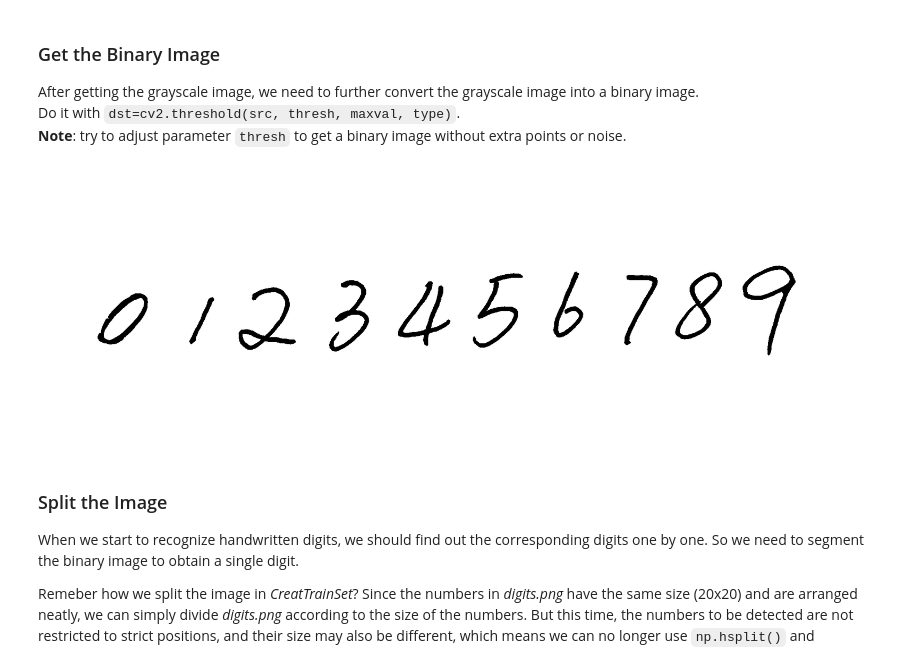
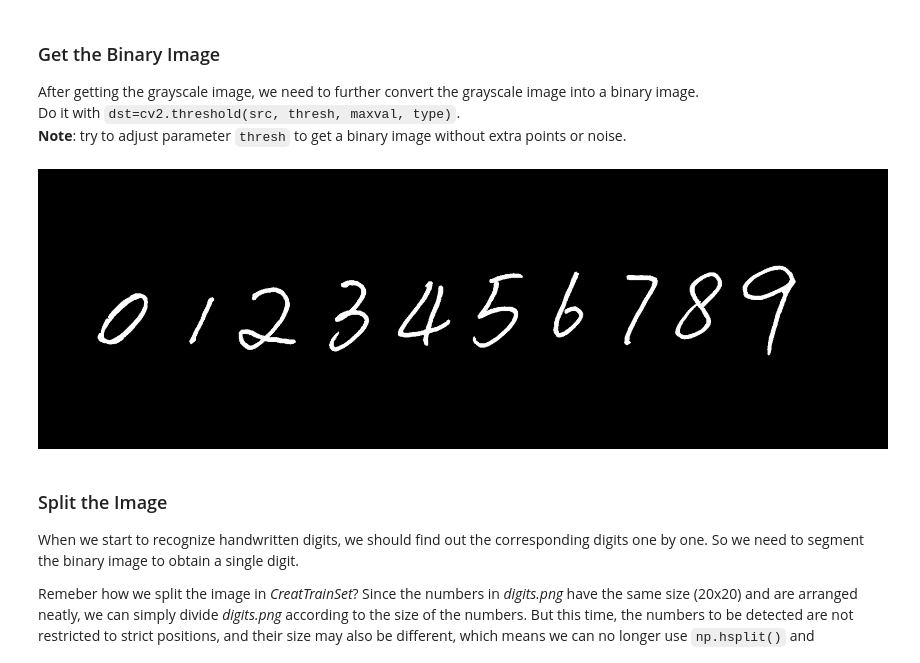
Before and after one commit to zivmax/SI_100B_Project, a Jupyter notebook: ProjectExercise/NumDect_ProcessRealImage.ipynb, the cells around one changed output. Drawn from its saved outputs; the diff is of its cells as text; code cells hidden in the pictures.

```diff
--- a/ProjectExercise/NumDect_ProcessRealImage.ipynb
+++ b/ProjectExercise/NumDect_ProcessRealImage.ipynb
@@ -89,78 +87,10 @@ Do it with `dst=cv2.threshold(src, thresh, maxval, type)`.
 <br>
 **Note**: try to adjust parameter `thresh` to get a binary image without extra points or noise.
 # %%
-_threshold, imgBin = cv2.threshold(imgGray,100,255,cv2.THRESH_BINARY)
+_threshold, imgBin = cv2.threshold(imgGray,100,255,cv2.THRESH_BINARY_INV)
 imshow(imgBin)
-def image_split_column(a)->list:
-    """
-    Function description: Split the image by column.
-    Tips:
-    1. Calculate the number of elements with a value of 255 in each column.
-    2. When the number of 255 changes from zero to non-zero, it indicates the beginning of the digits area. Use startList to record the starting column index.
-    3. When the number of 255 changes from non-zero to zero, it indicates the end of the digits area. Use endList to record the end column index.
-    4. Use flag to represent the current state, outside or inside the digits area.
-
-    :param img: input image to be splited by column.
-    :return: output image after splited by column. It is a list, but its elements are np.ndarray.
-    """
-
-    ### write your codes here ###
-    #############################
-    ret = []
-    startList = []
-    endList = []
-    height = a.shape[0]
-    width = a.shape[1]
-    white_max = 0
-    black_max = 0
-    # 计算每一列的黑白色像素总和
-    for i in range(width):
-        s = 0
-        t = 0
-        for j in range(height):
-            if a[j][i] == 255:
-                s += 1
-            if a[j][i] == 0:
-                t += 1
-        white_max = max(white_max, s)
-        black_max = max(black_max, t)
-        startList.append(s)
-        endList.append(t)
-    n = 1
-    while n < width - 2:
-        n += 1
-        if startList[n] > 0.01 * black_max:
-            start = n
-            for m in range(start + 1, width - 1):
-                if endList[m] > 0.99 * white_max:
-                    end = m
-                    break
-                else:
-                    end = start + 1
-            n = end
-            if end - start > 10:
-                cut = a[:, start - 40:end + 40]
-                ret.append(cut)
-    return ret
-def image_split_row(a)->list:
-    """
-    Function description: Split the image by row.
-    Tips:
-    1. Calculate the number of elements with a value of 255 in each row.
-    2. When the number of 255 changes from zero to non-zero, it indicates the beginning of the digits area. Use startList to record the starting row index.
-    3. When the number of 255 changes from non-zero to zero, it indicates the end of the digits area. Use endList to recorder the end row index.
-    4. Use flag to represent the current state, outside or inside the digits area.
-
-    :param img: input image to be splited by row.
-    :return: output image after splited by row. It is a list, but its elements are np.ndarray.
-    """
-
-    ### write your codes here ###
-    #############################
-
-    return a
 # %% [output]
-[figure, old version]
+[figure, new version]
 # %% [markdown]
 ### Split the Image
 
```
Also changed, not shown: parts of 5 cells of this notebook, 1 other file.
